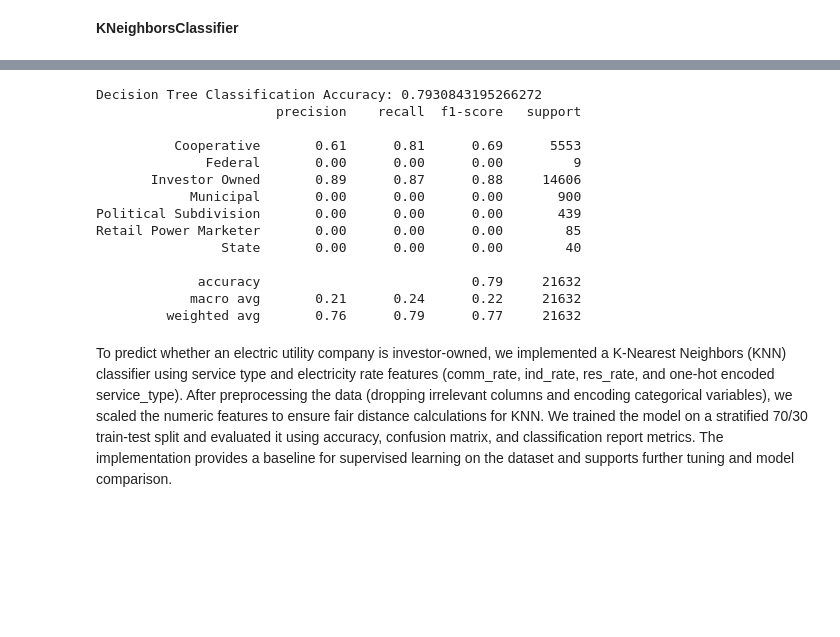
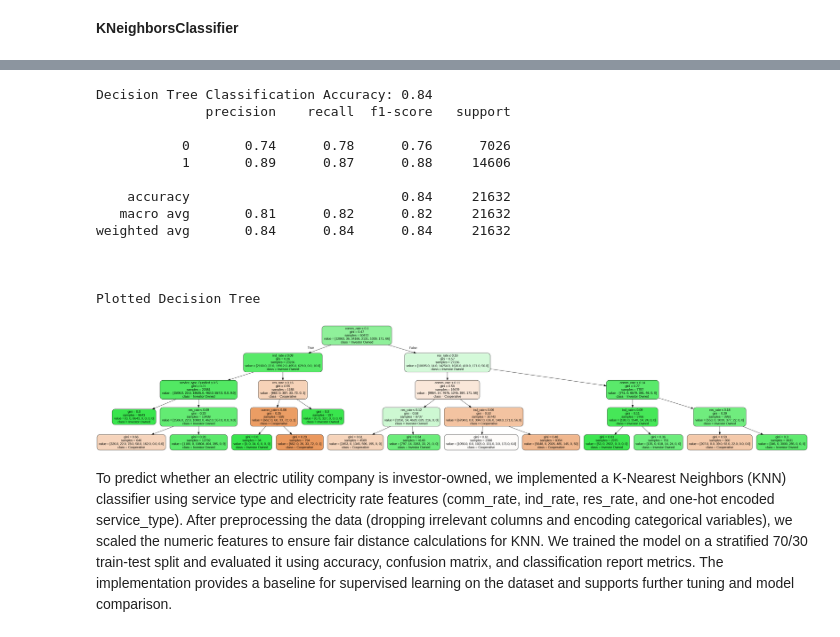
Before and after one commit to jorgevaz47/CST383_DS_Project, a Jupyter notebook: DS_Project.ipynb, the cells around one changed output, grey strips where cells are left out. Saved outputs shown, nothing was run; the diff lists cells and outputs as text; code cells hidden in the pictures; blank space fills up the shorter version.

Commit message:
"added confusion Matrix and the tree"

```diff
--- a/DS_Project.ipynb
+++ b/DS_Project.ipynb
@@ -359,53 +345,57 @@ files.download("decision_tree.png")
 # Define predictors and target (make sure these column names exist in df)
 predictors = ['comm_rate', 'ind_rate', 'res_rate',
               'service_type_Bundled', 'service_type_Delivery']
-target = 'ownership'
+target = 'ownership_encoded'
 
 # Create the feature matrix (X) and target array (y)
 X = df[predictors]
 y = df[target]
 
 # Train-test split
 X_train_raw, X_test_raw, y_train, y_test = train_test_split(X, y, test_size=0.3, random_state=0)
 
 # Train a Decision Tree Classifier
 clf = DecisionTreeClassifier(max_depth=4, random_state=0)
 clf.fit(X_train_raw, y_train)
 y_pred = clf.predict(X_test_raw)
 
+# Evaluate model performance
+print("Decision Tree Classification Accuracy: {:.2f}".format(accuracy_score(y_test, y_pred)))
+print(classification_report(y_test, y_pred, zero_division=0))
 
-target_names = ['ownership']
+target_names = ['Non-Investor', 'Investor']
 dot_data = export_graphviz(
     clf,
     precision=2,
     feature_names=predictors,
-    class_names=clf.classes_.astype(str),
+    class_names=target_names,
     filled=True,
     rounded=True,
     special_characters=True
 )
 
 # plot it
+print("")
+print("")
+print("Plotted Decision Tree")
 graph = graphviz. Source(dot_data)
 graph
 graph.render("tree", format="png", cleanup=True)
-# Evaluate model performance
-print("Decision Tree Classification Accuracy:", accuracy_score(y_test, y_pred))
-print(classification_report(y_test, y_pred, zero_division=0))
+display(Image(filename="decision_tree.png"))
 # %% [output]
-Decision Tree Classification Accuracy: 0.7930843195266272
-                       precision    recall  f1-score   support
+Decision Tree Classification Accuracy: 0.84
+              precision    recall  f1-score   support
 
-          Cooperative       0.61      0.81      0.69      5553
-              Federal       0.00      0.00      0.00         9
-       Investor Owned       0.89      0.87      0.88     14606
-            Municipal       0.00      0.00      0.00       900
-Political Subdivision       0.00      0.00      0.00       439
-Retail Power Marketer       0.00      0.00      0.00        85
-                State       0.00      0.00      0.00        40
+           0       0.74      0.78      0.76      7026
+           1       0.89      0.87      0.88     14606
 
-             accuracy                           0.79     21632
-            macro avg       0.21      0.24      0.22     21632
-         weighted avg       0.76      0.79      0.77     21632
+    accuracy                           0.84     21632
+   macro avg       0.81      0.82      0.82     21632
+weighted avg       0.84      0.84      0.84     21632
+
+
+
+Plotted Decision Tree
+[figure, added]
 # %% [markdown]
 To predict whether an electric utility company is investor-owned, we implemented a K-Nearest Neighbors (KNN) classifier using service type and electricity rate features (comm_rate, ind_rate, res_rate, and one-hot encoded service_type). After preprocessing the data (dropping irrelevant columns and encoding categorical variables), we scaled the numeric features to ensure fair distance calculations for KNN. We trained the model on a stratified 70/30 train-test split and evaluated it using accuracy, confusion matrix, and classification report metrics. The implementation provides a baseline for supervised learning on the dataset and supports further tuning and model comparison.
```
Also changed, not shown: parts of 4 cells of this notebook.
